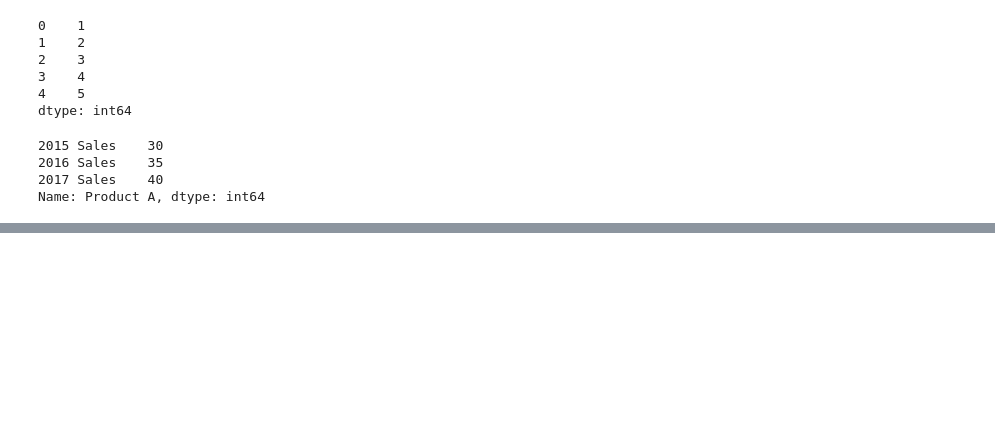
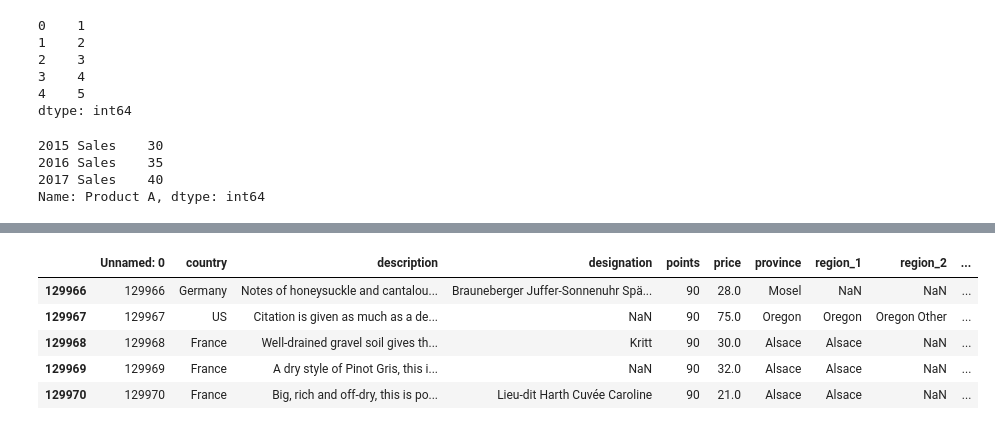
Before and after one commit to GTD2401-ACD-GA-AD25/03-pandas-ricardo-qm, a Jupyter notebook: 01. CreateReadWrite.ipynb, the cells around one changed output, grey strips where cells are left out. Cells and saved outputs as stored; diff of their text form; code cells hidden in the pictures; blank space fills up the shorter version.

```diff
--- a/01. CreateReadWrite.ipynb
+++ b/01. CreateReadWrite.ipynb
@@ -42,0 +88,9 @@ Name: Product A, dtype: int64
+# %%
+wine_reviews.tail()
+# %% [output]
+|  | Unnamed: 0 | country | description | designation | points | price | province | region_1 | region_2 | ... |
+| 129966 | 129966 | Germany | Notes of honeysuckle and cantalou... | Brauneberger Juffer-Sonnenuhr Spä... | 90 | 28.0 | Mosel | NaN | NaN | ... |
+| 129967 | 129967 | US | Citation is given as much as a de... | NaN | 90 | 75.0 | Oregon | Oregon | Oregon Other | ... |
+| 129968 | 129968 | France | Well-drained gravel soil gives th... | Kritt | 90 | 30.0 | Alsace | Alsace | NaN | ... |
+| 129969 | 129969 | France | A dry style of Pinot Gris, this i... | NaN | 90 | 32.0 | Alsace | Alsace | NaN | ... |
+| 129970 | 129970 | France | Big, rich and off-dry, this is po... | Lieu-dit Harth Cuvée Caroline | 90 | 21.0 | Alsace | Alsace | NaN | ... |
```
Also changed, not shown: parts of 7 cells of this notebook.
